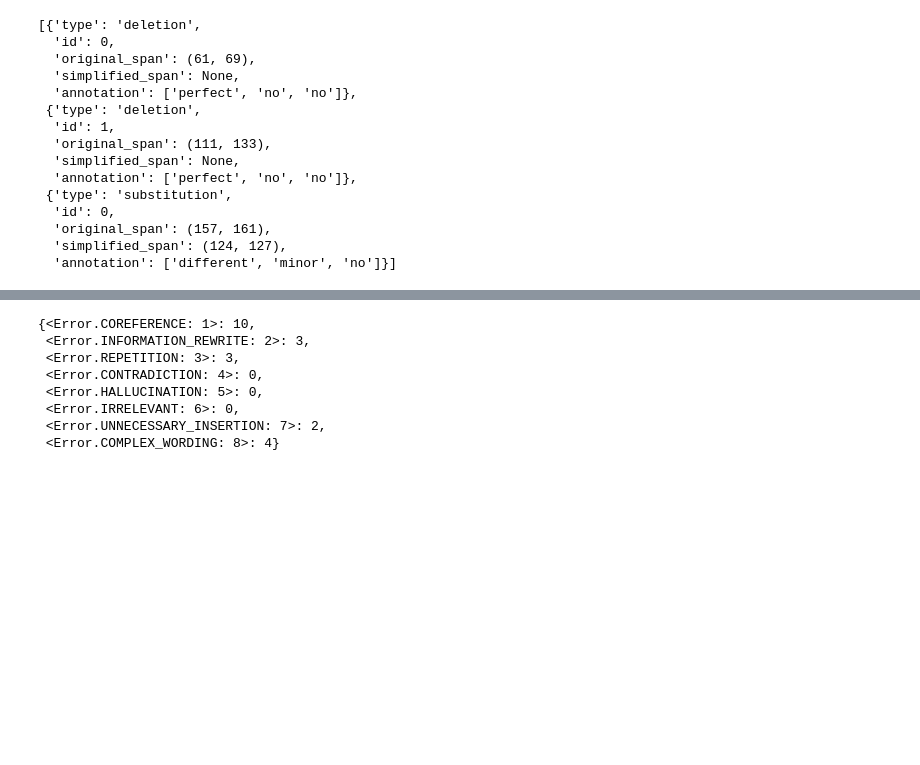
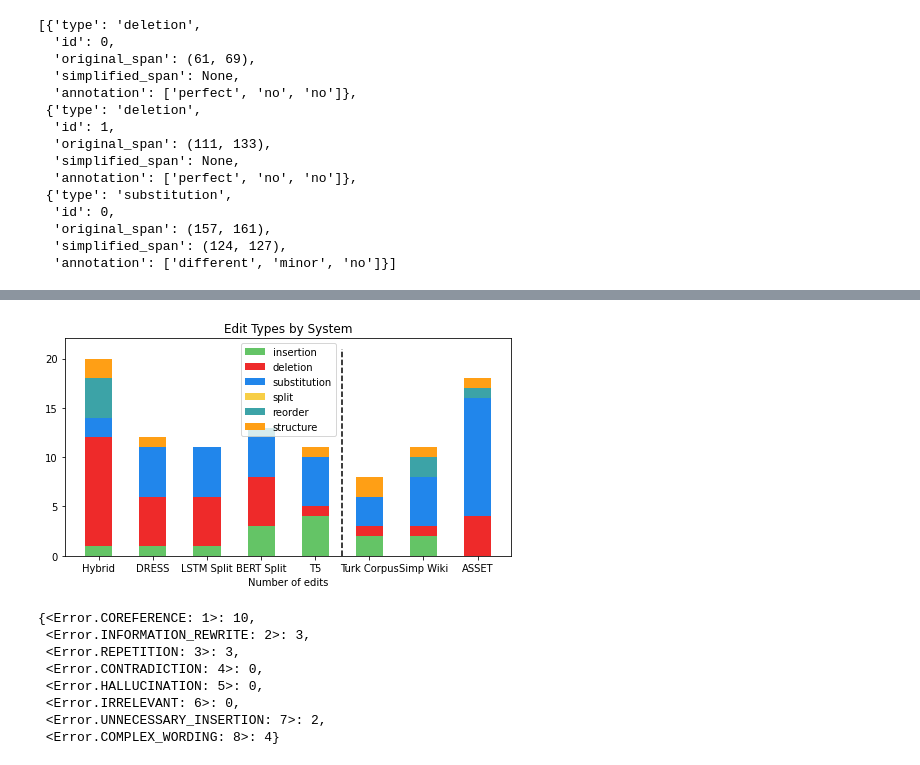
Before and after one commit to Yao-Dou/ts-annotation-tool, a Jupyter notebook: data/analysis/analysis.ipynb, the cells around one changed output, grey strips where cells are left out. Saved outputs shown, nothing was run; the diff lists cells and outputs as text; code cells hidden in the pictures; blank space fills up the shorter version.

```diff
--- a/data/analysis/analysis.ipynb
+++ b/data/analysis/analysis.ipynb
@@ -93,0 +127,33 @@ systems/T5.txt
+# %%
+# Same as the above plot but but flip the dimensions
+z_labels = ['insertion', 'deletion', 'substitution', 'split', 'reorder', 'structure']
+x_labels = [
+    'systems/Hybrid.lower',
+    'systems/Dress-Ls.lower',
+    'systems/lstm_w_split.txt',
+    'systems/transformer_w_split.txt',
+    'systems/T5.txt',
+    'new_systems/turk_corpus_random.txt',
+    'new_systems/simple_wiki.txt',
+    'new_systems/asset.test.simp.second'
+]
+width = 0.5
+
+fig, ax = plt.subplots(figsize=(8, 4))
+
+bottom = [0 for x in range(len(x_labels))]
+for edit_type in z_labels:
+        # need to make sure this is ordered
+        val = [sum_edit_types[label][edit_type] for label in x_labels]
+        displayed_x_labels = [system_name_mapping[label] for label in x_labels]
+        ax.bar(displayed_x_labels, val, width, bottom=bottom, label=edit_type, color=color_mapping[edit_type])
+        bottom = [bottom[i] + val[i] for i in range(len(val))]
+ax.set_xlabel('Number of edits')
+ax.set_title('Edit Types by System')
+ax.set_yticks([i*5 for i in range(5)])
+ax.plot([4.5, 4.5], [0, ax.get_ylim()[-1]], ls='--', c='k')
+ax.legend()
+
+plt.show()
+# %% [output]
+[figure, added]
```
Also changed, not shown: parts of 8 cells of this notebook, 3 other files.
